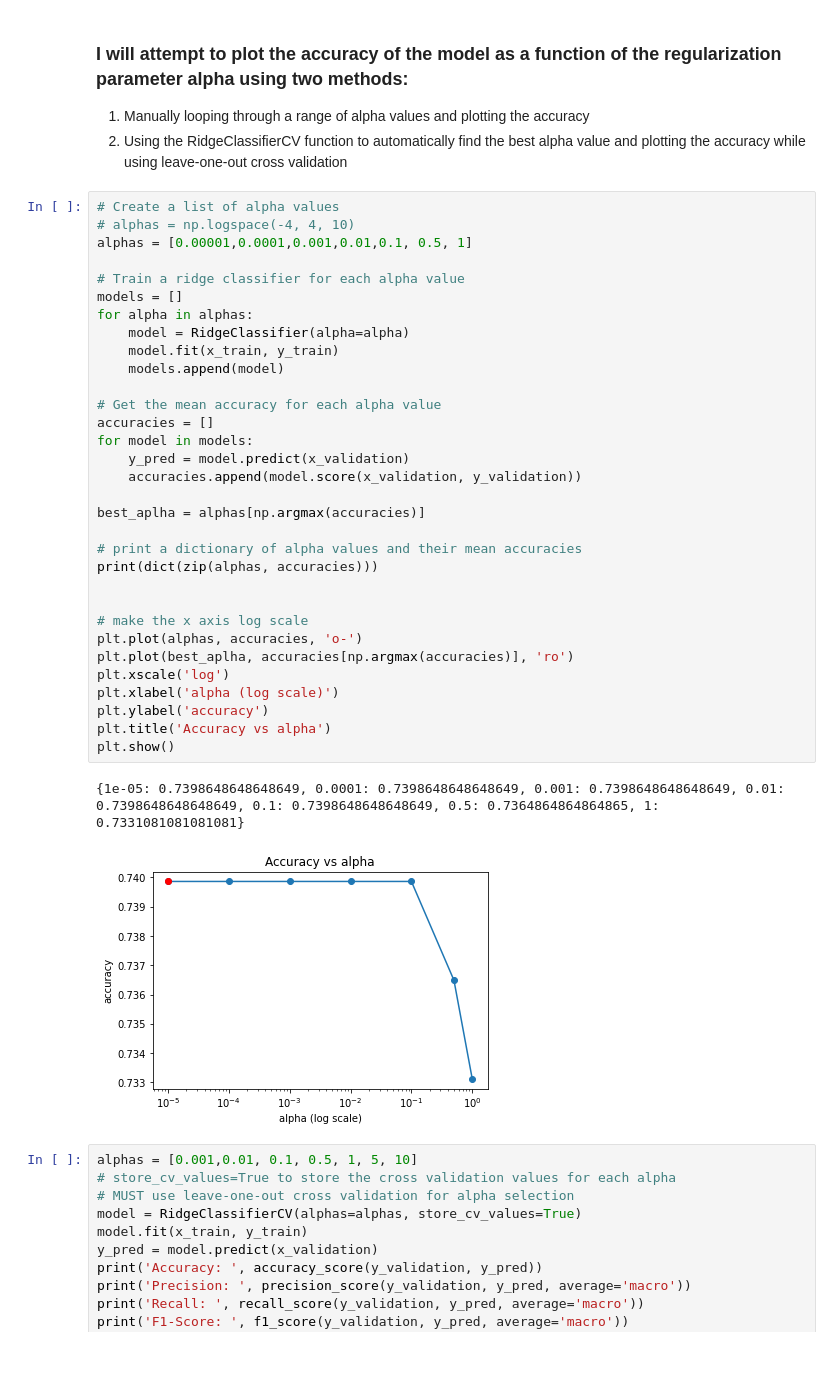
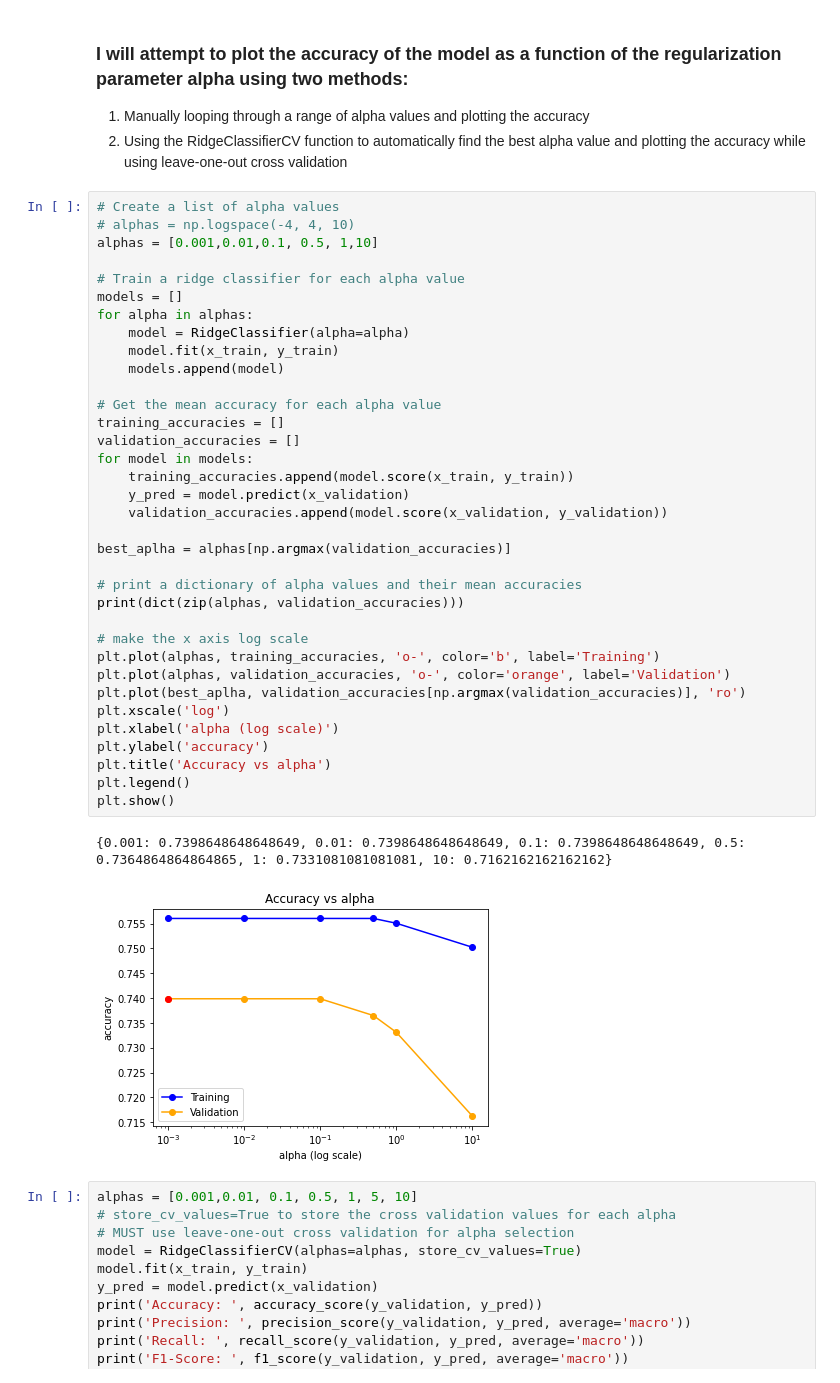
Before and after one commit to AhmadJamal01/Body-Level-Classification, a Jupyter notebook: models/ridge_classifier.ipynb, the cells around one changed output. Saved outputs shown, nothing was run; the diff lists cells and outputs as text; blank space fills up the shorter version.

```diff
--- a/models/ridge_classifier.ipynb
+++ b/models/ridge_classifier.ipynb
@@ -89,38 +90,41 @@ x_validation = df_validation.drop(['Body_Level'], axis=1)
 # %%
 # Create a list of alpha values
 # alphas = np.logspace(-4, 4, 10)
-alphas = [0.00001,0.0001,0.001,0.01,0.1, 0.5, 1]
+alphas = [0.001,0.01,0.1, 0.5, 1,10]
 
 # Train a ridge classifier for each alpha value
 models = []
 for alpha in alphas:
     model = RidgeClassifier(alpha=alpha)
     model.fit(x_train, y_train)
     models.append(model)
 
 # Get the mean accuracy for each alpha value
-accuracies = []
+training_accuracies = []
+validation_accuracies = []
 for model in models:
+    training_accuracies.append(model.score(x_train, y_train))
     y_pred = model.predict(x_validation)
-    accuracies.append(model.score(x_validation, y_validation))
+    validation_accuracies.append(model.score(x_validation, y_validation))
 
-best_aplha = alphas[np.argmax(accuracies)]
+best_aplha = alphas[np.argmax(validation_accuracies)]
 
 # print a dictionary of alpha values and their mean accuracies
-print(dict(zip(alphas, accuracies)))
-
+print(dict(zip(alphas, validation_accuracies)))
 
 # make the x axis log scale
-plt.plot(alphas, accuracies, 'o-')
-plt.plot(best_aplha, accuracies[np.argmax(accuracies)], 'ro')
+plt.plot(alphas, training_accuracies, 'o-', color='b', label='Training')
+plt.plot(alphas, validation_accuracies, 'o-', color='orange', label='Validation')
+plt.plot(best_aplha, validation_accuracies[np.argmax(validation_accuracies)], 'ro')
 plt.xscale('log')
 plt.xlabel('alpha (log scale)')
 plt.ylabel('accuracy')
 plt.title('Accuracy vs alpha')
+plt.legend()
 plt.show()
 # %% [output]
-{1e-05: 0.7398648648648649, 0.0001: 0.7398648648648649, 0.001: 0.7398648648648649, 0.01: 0.7398648648648649, 0.1: 0.7398648648648649, 0.5: 0.7364864864864865, 1: 0.7331081081081081}
+{0.001: 0.7398648648648649, 0.01: 0.7398648648648649, 0.1: 0.7398648648648649, 0.5: 0.7364864864864865, 1: 0.7331081081081081, 10: 0.7162162162162162}
-[figure, old version]
+[figure, new version]
 # %%
 alphas = [0.001,0.01, 0.1, 0.5, 1, 5, 10]
 # store_cv_values=True to store the cross validation values for each alpha
```
Also changed, not shown: parts of 4 cells of this notebook.
